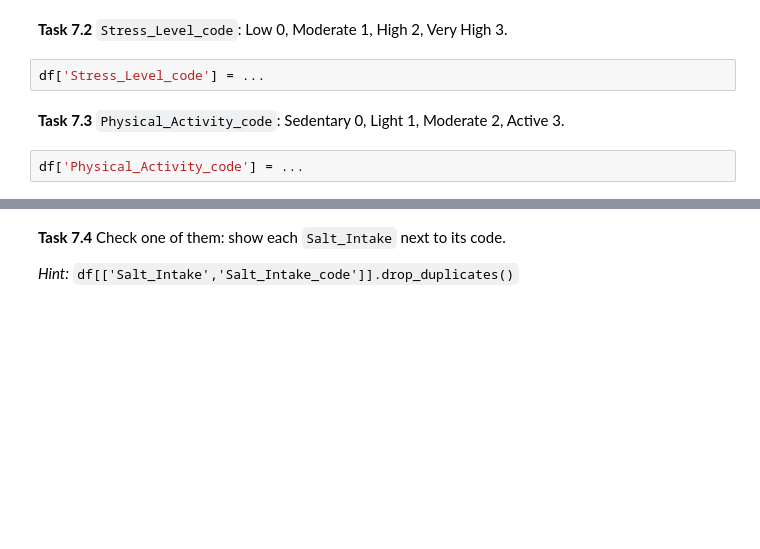
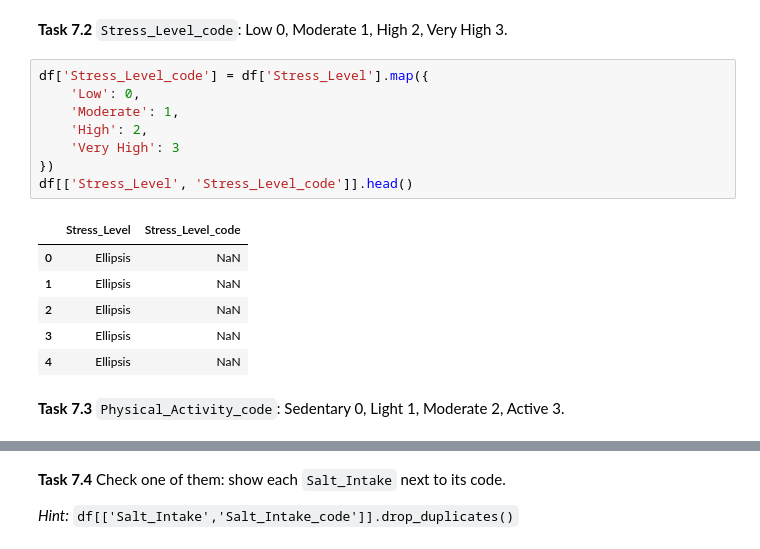
Before and after one commit to danielshikuku/project-hypertension, a Jupyter notebook: Week5_Workshop_Pandas_Student.ipynb, the cells around one changed output, grey strips where cells are left out. Saved outputs shown, nothing was run; the diff lists cells and outputs as text; blank space fills up the shorter version.

```diff
--- a/Week5_Workshop_Pandas_Student.ipynb
+++ b/Week5_Workshop_Pandas_Student.ipynb
@@ -535,8 +733,19 @@ df['Salt_Intake_code'] = df['Salt_Intake'].map({...})
 # %% [markdown]
 **Task 7.2** `Stress_Level_code`: Low 0, Moderate 1, High 2, Very High 3.
-# %%
-df['Stress_Level_code'] = ...
+# %%
+df['Stress_Level_code'] = df['Stress_Level'].map({
+    'Low': 0,
+    'Moderate': 1,
+    'High': 2,
+    'Very High': 3
+})
+df[['Stress_Level', 'Stress_Level_code']].head()
+# %% [output]
+|  | Stress_Level | Stress_Level_code |
+| 0 | Ellipsis | NaN |
+| 1 | Ellipsis | NaN |
+| 2 | Ellipsis | NaN |
+| 3 | Ellipsis | NaN |
+| 4 | Ellipsis | NaN |
 # %% [markdown]
 **Task 7.3** `Physical_Activity_code`: Sedentary 0, Light 1, Moderate 2, Active 3.
-# %%
-df['Physical_Activity_code'] = ...
```
Also changed, not shown: parts of 64 cells of this notebook.
